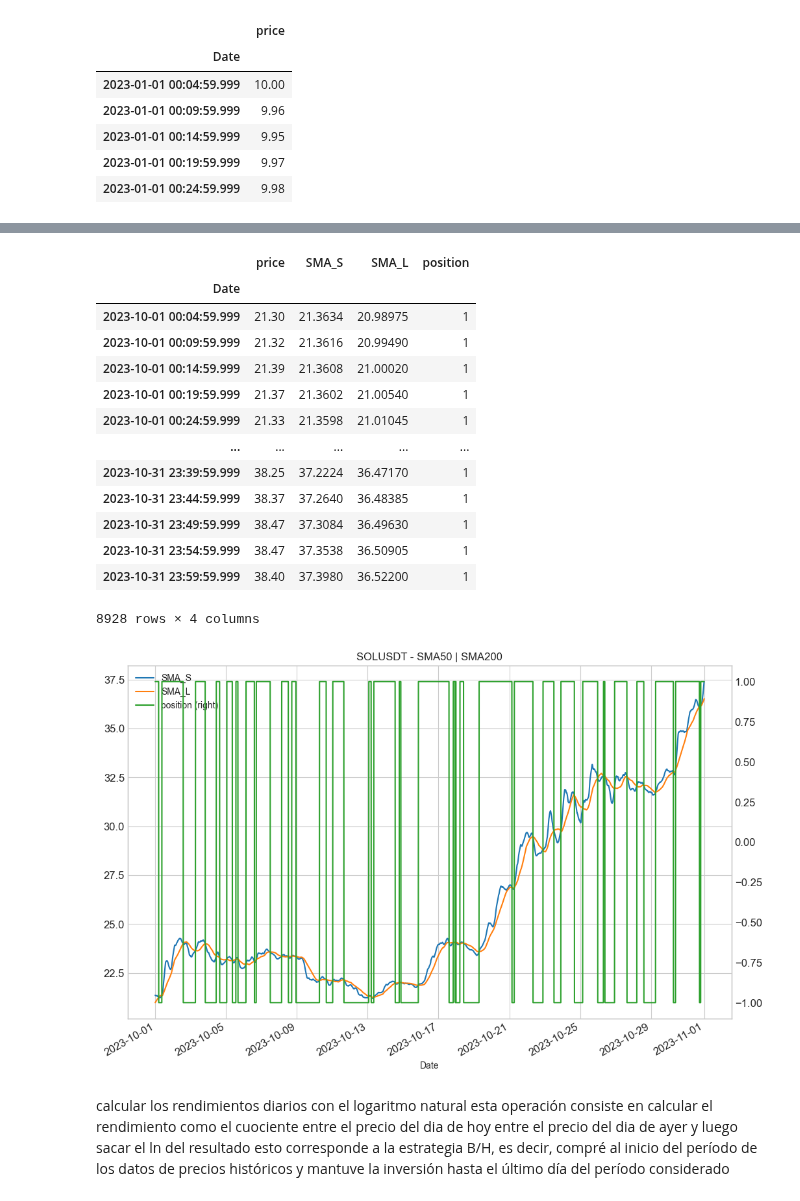
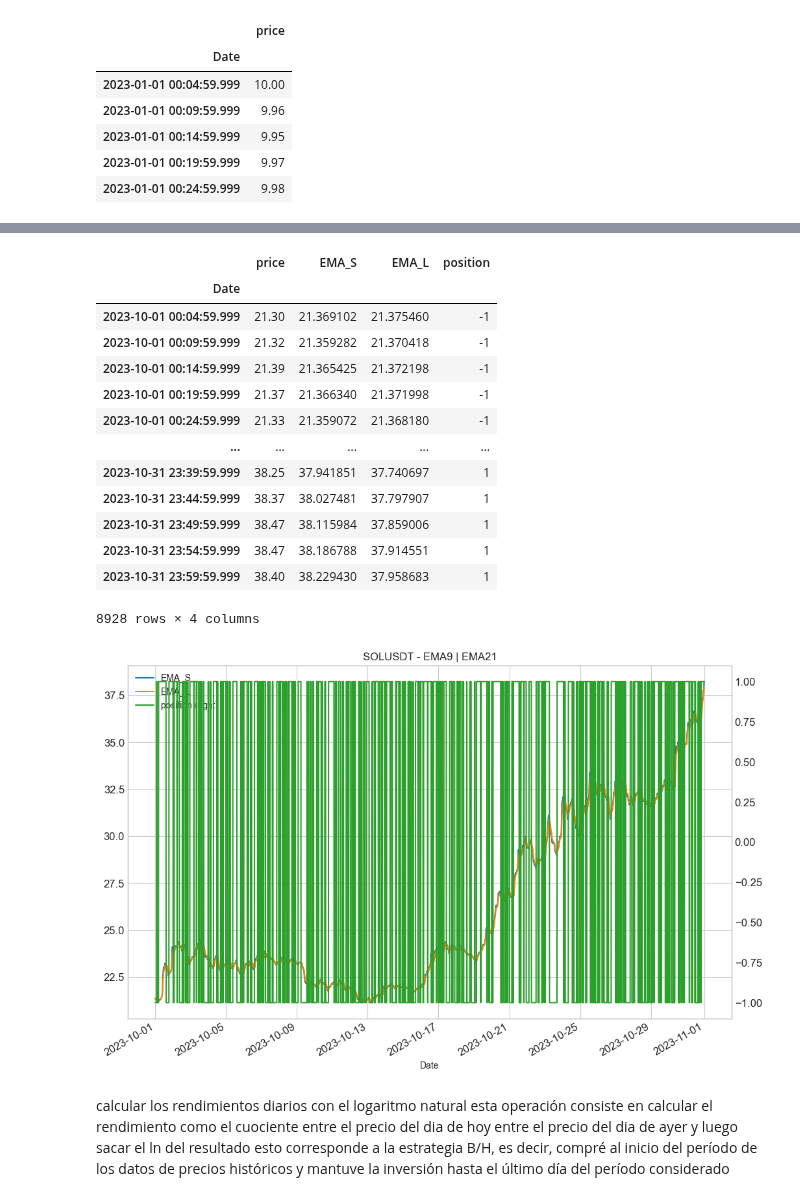
Before and after one commit to mario812/algo-trading-env, a Jupyter notebook: cruce_sma_1.ipynb, the cells around one changed output, grey strips where cells are left out. Cells and saved outputs as stored; diff of their text form; code cells hidden in the pictures.

```diff
--- a/cruce_sma_1.ipynb
+++ b/cruce_sma_1.ipynb
@@ -29,11 +30,18 @@ data.head()
 # %%
 # períodos de las medias móviles
 
-sma_s = 50
-sma_l = 200
+#sma_s = 9
+#sma_l = 21
+
+ema_s = 9
+ema_l = 21
 # %%
 # calcular las dos medias y agregarlas como columnas (SMA_S, SMA_L) al dataframe data
-data['SMA_S'] = data.price.rolling(sma_s).mean()
-data['SMA_L'] = data.price.rolling(sma_l).mean()
+#data['SMA_S'] = data.price.rolling(sma_s).mean()
+#data['SMA_L'] = data.price.rolling(sma_l).mean()
+
+# Calcular EMAs
+data['EMA_S'] = EMAIndicator(data['price'], window=9).ema_indicator()
+data['EMA_L'] = EMAIndicator(data['price'], window=21).ema_indicator()
 data
 # %% [output]
@@ -61,6 +76,6 @@ plt.show()
 # %%
 # crea una nueva columna (position) para luego calcular los rendimientos de
 # la estrategia a partir de esta. Esta columna define la estratagie de cruces.
-data['position'] = np.where(data['SMA_S'] > data['SMA_L'], 1, -1)
+data['position'] = np.where(data['EMA_S'] > data['EMA_L'], 1, -1)
 data
 # %% [output]
@@ -97,27 +112,27 @@ plt.show()
 datos_mes = data.loc['2023-10']
 datos_mes
 # %% [output]
-|  | price | SMA_S | SMA_L | position |
+|  | price | EMA_S | EMA_L | position |
 | Date |  |  |  |  |
-| 2023-10-01 00:04:59.999 | 21.30 | 21.3634 | 20.98975 | 1 |
-| 2023-10-01 00:09:59.999 | 21.32 | 21.3616 | 20.99490 | 1 |
-| 2023-10-01 00:14:59.999 | 21.39 | 21.3608 | 21.00020 | 1 |
-| 2023-10-01 00:19:59.999 | 21.37 | 21.3602 | 21.00540 | 1 |
-| 2023-10-01 00:24:59.999 | 21.33 | 21.3598 | 21.01045 | 1 |
+| 2023-10-01 00:04:59.999 | 21.30 | 21.369102 | 21.375460 | -1 |
+| 2023-10-01 00:09:59.999 | 21.32 | 21.359282 | 21.370418 | -1 |
+| 2023-10-01 00:14:59.999 | 21.39 | 21.365425 | 21.372198 | -1 |
+| 2023-10-01 00:19:59.999 | 21.37 | 21.366340 | 21.371998 | -1 |
+| 2023-10-01 00:24:59.999 | 21.33 | 21.359072 | 21.368180 | -1 |
 | ... | ... | ... | ... | ... |
-| 2023-10-31 23:39:59.999 | 38.25 | 37.2224 | 36.47170 | 1 |
-| 2023-10-31 23:44:59.999 | 38.37 | 37.2640 | 36.48385 | 1 |
-| 2023-10-31 23:49:59.999 | 38.47 | 37.3084 | 36.49630 | 1 |
-| 2023-10-31 23:54:59.999 | 38.47 | 37.3538 | 36.50905 | 1 |
-| 2023-10-31 23:59:59.999 | 38.40 | 37.3980 | 36.52200 | 1 |
+| 2023-10-31 23:39:59.999 | 38.25 | 37.941851 | 37.740697 | 1 |
+| 2023-10-31 23:44:59.999 | 38.37 | 38.027481 | 37.797907 | 1 |
+| 2023-10-31 23:49:59.999 | 38.47 | 38.115984 | 37.859006 | 1 |
+| 2023-10-31 23:54:59.999 | 38.47 | 38.186788 | 37.914551 | 1 |
+| 2023-10-31 23:59:59.999 | 38.40 | 38.229430 | 37.958683 | 1 |
 8928 rows × 4 columns
 # %%
-datos_mes.loc[:,['SMA_S', 'SMA_L', 'position']].plot(figsize=(12, 8), \
+datos_mes.loc[:,['EMA_S', 'EMA_L', 'position']].plot(figsize=(12, 8), \
         fontsize = 12, secondary_y = 'position', \
-        title= "SOLUSDT - SMA{} | SMA{}".format(sma_s, sma_l))
+        title= "SOLUSDT - EMA{} | EMA{}".format(ema_s, ema_l))
 plt.show()
 # %% [output]
-[figure, old version]
+[figure, new version]
 # %% [markdown]
 calcular los rendimientos diarios con el logaritmo natural
 esta operación consiste en calcular el rendimiento como el
```
Also changed, not shown: parts of 12 cells of this notebook.
